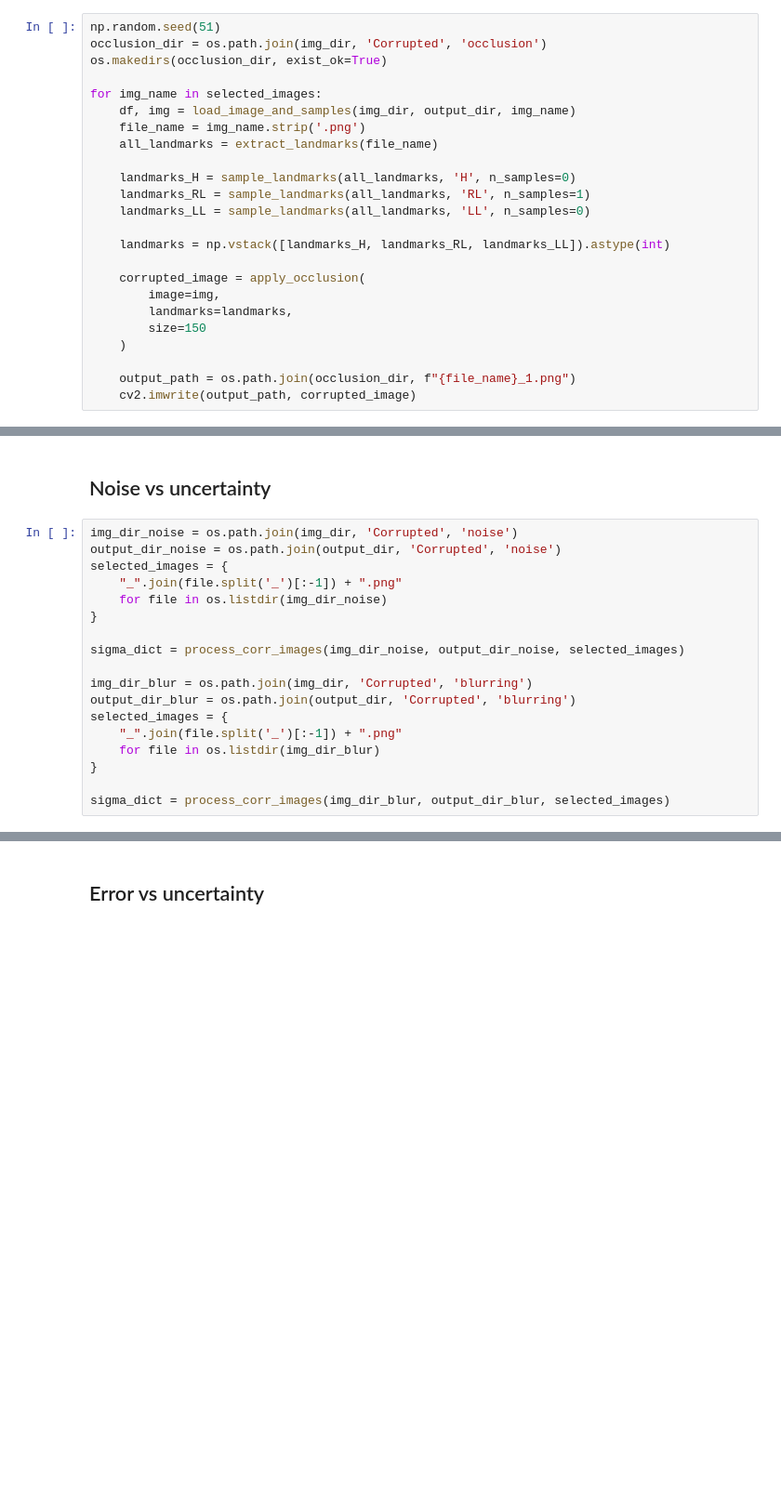
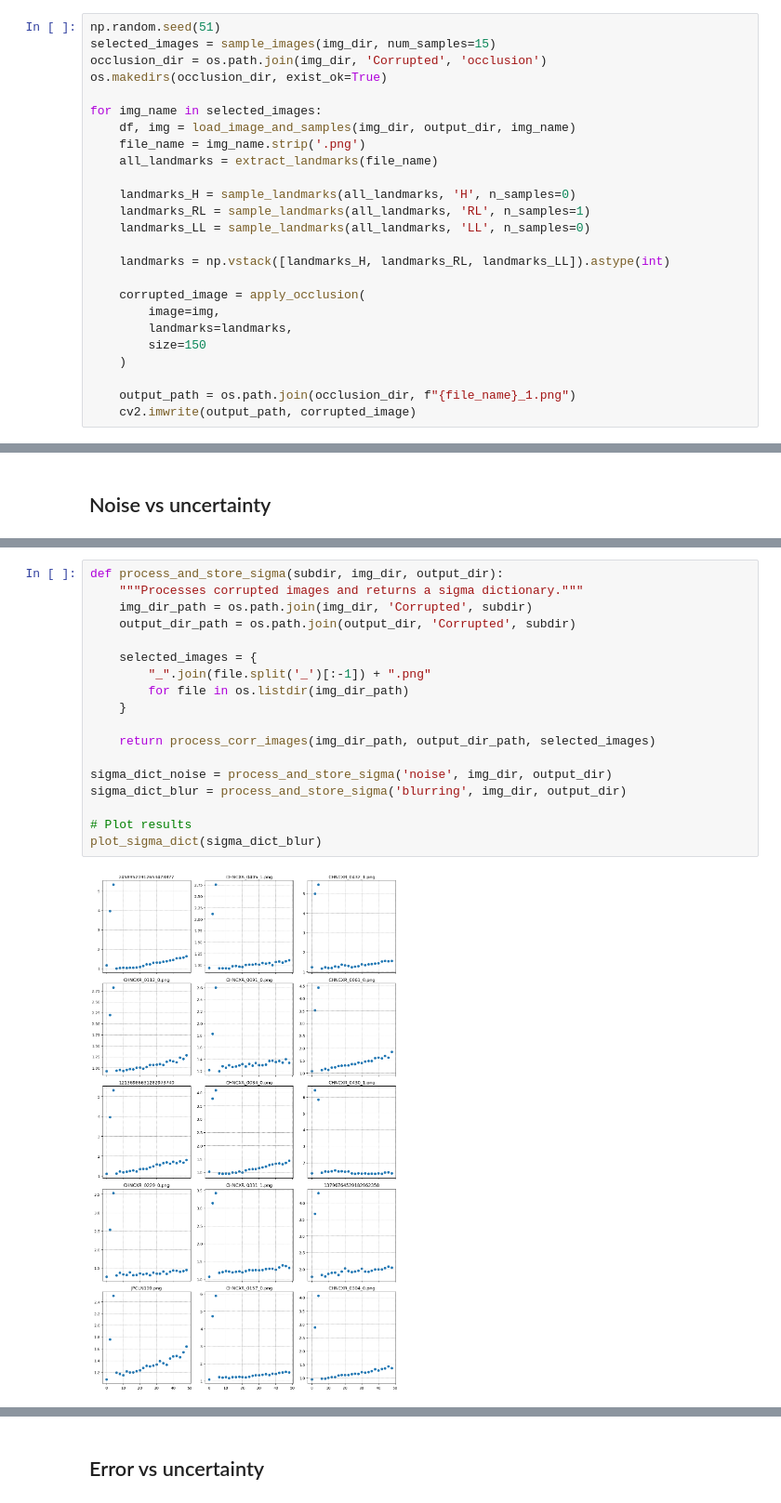
Before and after one commit to mcosarinsky/HybridGNet-uncertainty, a Jupyter notebook: Plots.ipynb, the cells around one changed output, grey strips where cells are left out. Shown at 93% size. Drawn from its saved outputs; the diff is of its cells as text; blank space fills up the shorter version.

```diff
--- a/Plots.ipynb
+++ b/Plots.ipynb
@@ -123,5 +85,6 @@ for img_name in selected_images:
 # %%
 np.random.seed(51)
+selected_images = sample_images(img_dir, num_samples=15)
 occlusion_dir = os.path.join(img_dir, 'Corrupted', 'occlusion')
 os.makedirs(occlusion_dir, exist_ok=True)
 
@@ -306,20 +200,2 @@ plt.show()
 # %% [markdown]
 ## Noise vs uncertainty
-# %%
-img_dir_noise = os.path.join(img_dir, 'Corrupted', 'noise')
-output_dir_noise = os.path.join(output_dir, 'Corrupted', 'noise')
-selected_images = {
-    "_".join(file.split('_')[:-1]) + ".png"
-    for file in os.listdir(img_dir_noise)
-}
-
-sigma_dict = process_corr_images(img_dir_noise, output_dir_noise, selected_images)
-
-img_dir_blur = os.path.join(img_dir, 'Corrupted', 'blurring')
-output_dir_blur = os.path.join(output_dir, 'Corrupted', 'blurring')
-selected_images = {
-    "_".join(file.split('_')[:-1]) + ".png"
-    for file in os.listdir(img_dir_blur)
-}
-
-sigma_dict = process_corr_images(img_dir_blur, output_dir_blur, selected_images)
@@ -378,0 +202,20 @@ plt.show()
+# %%
+def process_and_store_sigma(subdir, img_dir, output_dir):
+    """Processes corrupted images and returns a sigma dictionary."""
+    img_dir_path = os.path.join(img_dir, 'Corrupted', subdir)
+    output_dir_path = os.path.join(output_dir, 'Corrupted', subdir)
+
+    selected_images = {
+        "_".join(file.split('_')[:-1]) + ".png"
+        for file in os.listdir(img_dir_path)
+    }
+
+    return process_corr_images(img_dir_path, output_dir_path, selected_images)
+
+sigma_dict_noise = process_and_store_sigma('noise', img_dir, output_dir)
+sigma_dict_blur = process_and_store_sigma('blurring', img_dir, output_dir)
+
+# Plot results
+plot_sigma_dict(sigma_dict_blur)
+# %% [output]
+[figure, added]
```
Also changed, not shown: parts of 21 cells of this notebook, 6 other files.
